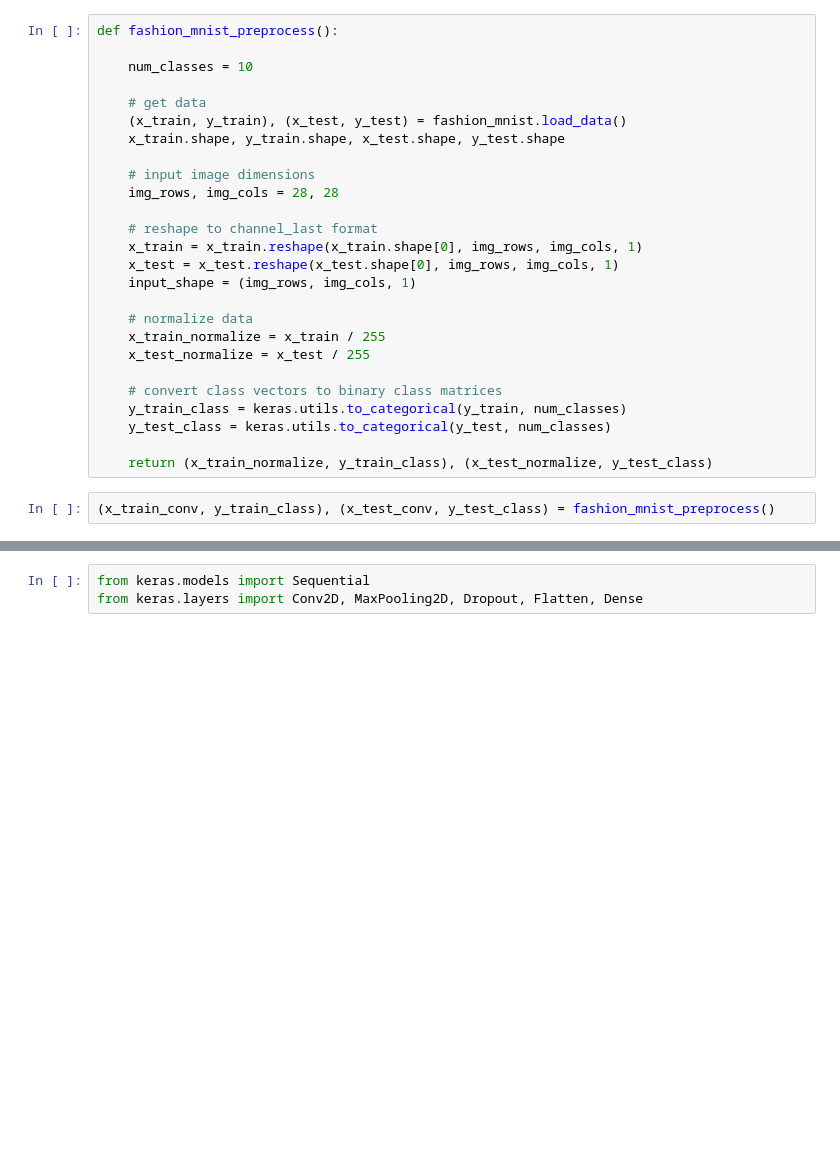
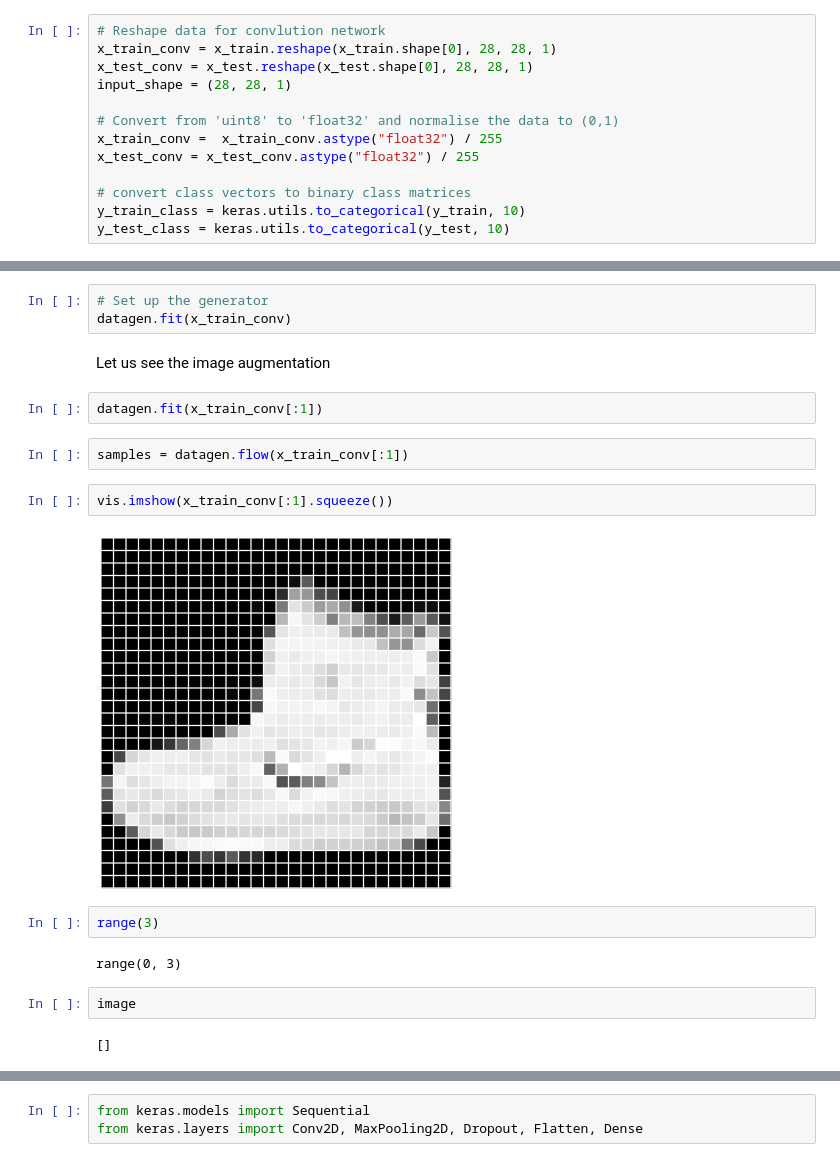
Before and after one commit to amitkaps/deep-learning, a Jupyter notebook: 006-Data-Augmentation-Fashion.ipynb, the cells around one changed output, grey strips where cells are left out. Drawn from its saved outputs; the diff is of its cells as text; blank space fills up the shorter version.

```diff
--- a/006-Data-Augmentation-Fashion.ipynb
+++ b/006-Data-Augmentation-Fashion.ipynb
@@ -12,28 +20,13 @@ Using TensorFlow backend.
 # %%
-def fashion_mnist_preprocess():
+# Reshape data for convlution network
+x_train_conv = x_train.reshape(x_train.shape[0], 28, 28, 1)
+x_test_conv = x_test.reshape(x_test.shape[0], 28, 28, 1)
+input_shape = (28, 28, 1)
 
-    num_classes = 10
+# Convert from 'uint8' to 'float32' and normalise the data to (0,1)
+x_train_conv =  x_train_conv.astype("float32") / 255
+x_test_conv = x_test_conv.astype("float32") / 255
 
-    # get data
-    (x_train, y_train), (x_test, y_test) = fashion_mnist.load_data()
-    x_train.shape, y_train.shape, x_test.shape, y_test.shape
-
-    # input image dimensions
-    img_rows, img_cols = 28, 28
-
-    # reshape to channel_last format
-    x_train = x_train.reshape(x_train.shape[0], img_rows, img_cols, 1)
-    x_test = x_test.reshape(x_test.shape[0], img_rows, img_cols, 1)
-    input_shape = (img_rows, img_cols, 1)
-
-    # normalize data
-    x_train_normalize = x_train / 255
-    x_test_normalize = x_test / 255
-
-    # convert class vectors to binary class matrices
-    y_train_class = keras.utils.to_categorical(y_train, num_classes)
-    y_test_class = keras.utils.to_categorical(y_test, num_classes)
-
-    return (x_train_normalize, y_train_class), (x_test_normalize, y_test_class)
+# convert class vectors to binary class matrices
+y_train_class = keras.utils.to_categorical(y_train, 10)
+y_test_class = keras.utils.to_categorical(y_test, 10)
-# %%
-(x_train_conv, y_train_class), (x_test_conv, y_test_class) = fashion_mnist_preprocess()
@@ -41,0 +49,21 @@ def fashion_mnist_preprocess():
+# %%
+# Set up the generator
+datagen.fit(x_train_conv)
+# %% [markdown]
+Let us see the image augmentation
+# %%
+datagen.fit(x_train_conv[:1])
+# %%
+samples = datagen.flow(x_train_conv[:1])
+# %%
+vis.imshow(x_train_conv[:1].squeeze())
+# %% [output]
+[figure, added]
+# %%
+range(3)
+# %% [output]
+range(0, 3)
+# %%
+image
+# %% [output]
+[]
```
Also changed, not shown: parts of 57 cells of this notebook, 1 other file.
